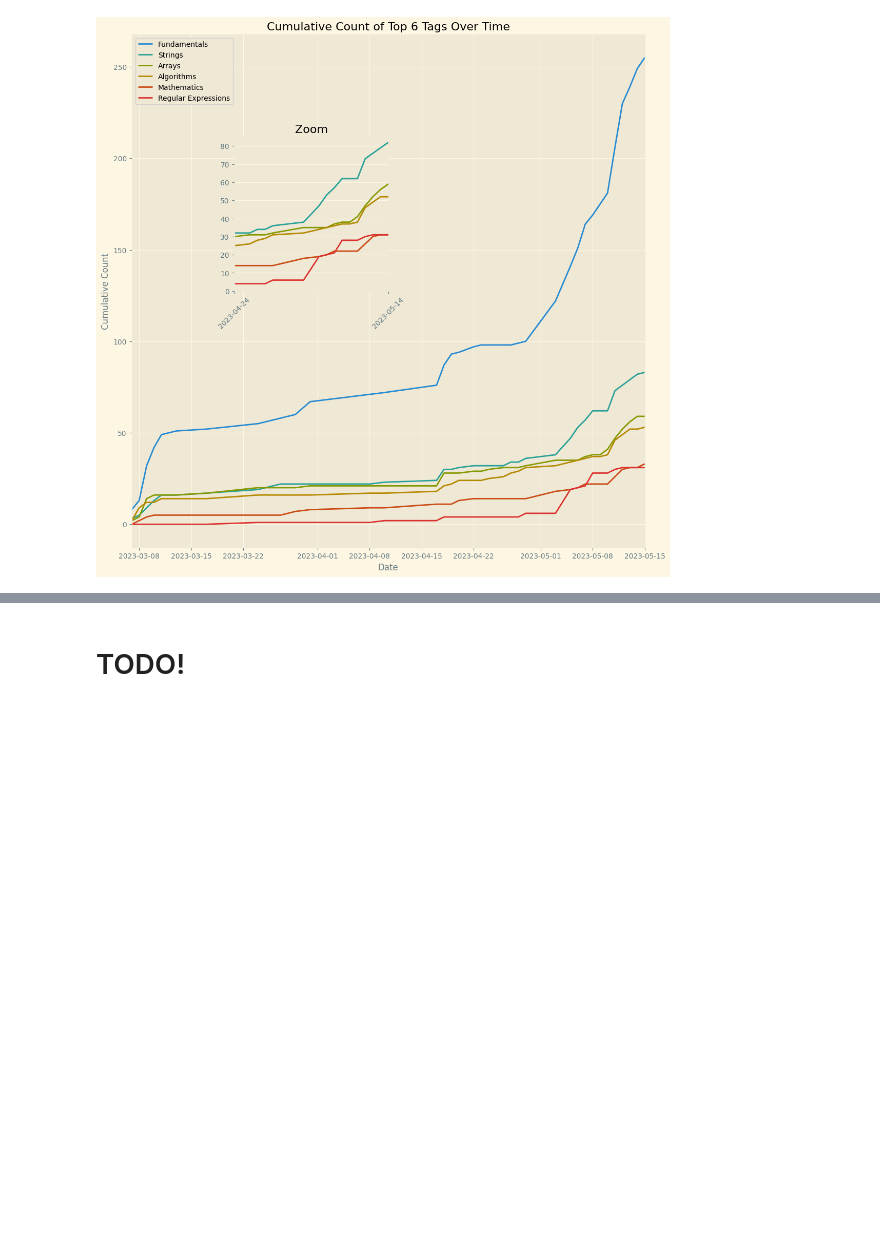
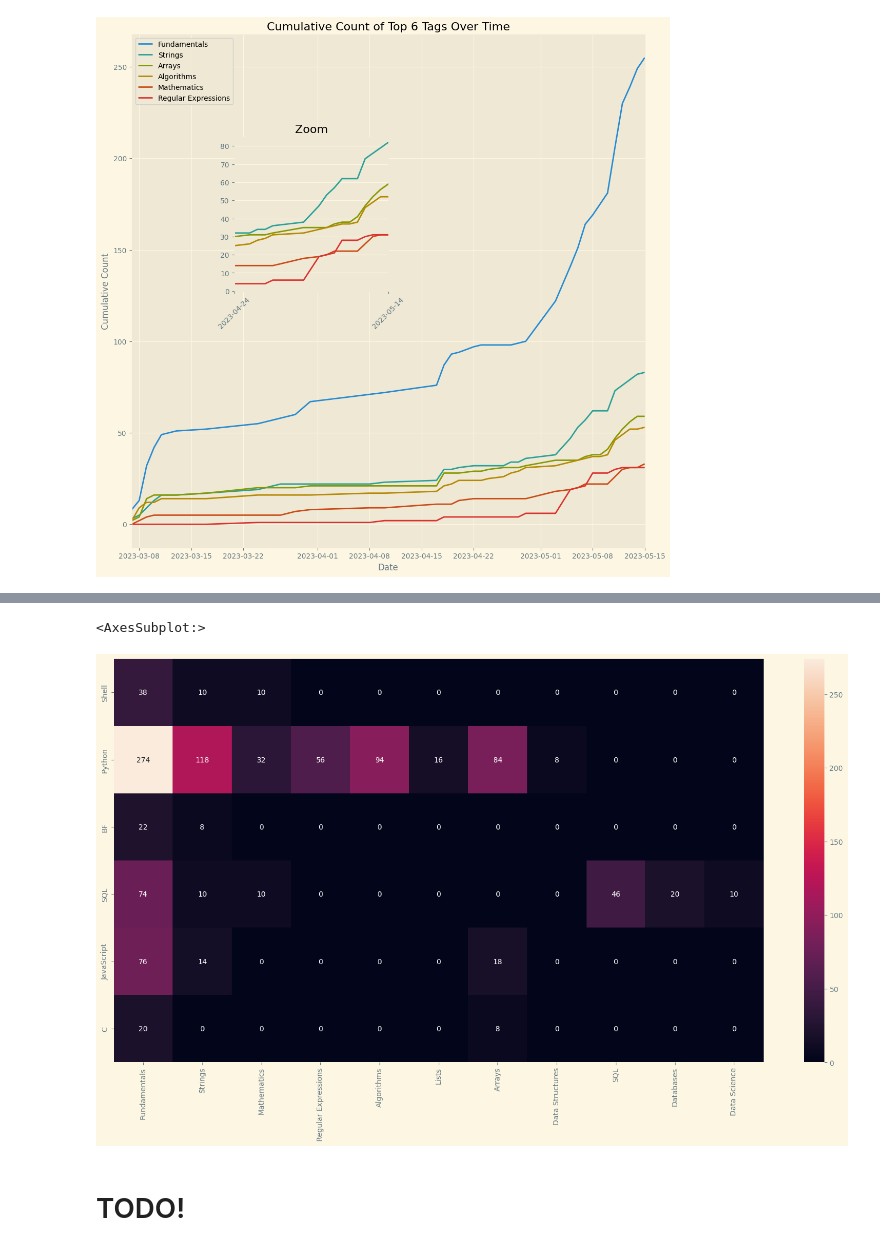
Before and after one commit to Eatkin/codewars-data-analysis, a Jupyter notebook: codewars-analysis.ipynb, the cells around one changed output, grey strips where cells are left out. Drawn from its saved outputs; the diff is of its cells as text; code cells hidden in the pictures; blank space fills up the shorter version.

```diff
--- a/codewars-analysis.ipynb
+++ b/codewars-analysis.ipynb
@@ -617,0 +738,21 @@ Text(0.5, 1.0, 'Zoom')
+# %%
+# Now we can use iterrows to start filling in the dictionary
+for index, row in language_tags_df.iterrows():
+    language = row['language']
+    tags = row['tags']
+    for tag in tags:
+        if tag not in language_tags_dict[language]:
+            language_tags_dict[language][tag] = 1
+        else:
+            language_tags_dict[language][tag] += 1
+# %%
+# There's some clutter in the dictionary, so we'll filter out some less represented tags
+lowest_tag_count = 5
+
+for language in language_tags_dict:
+    language_tags_dict[language] = {tag: count for tag, count in language_tags_dict[language].items() if count > lowest_tag_count}
+
+# Then let's have a look at the counts
+for language in language_tags_dict:
+    print(language)
+    print("Number of tags:", len(language_tags_dict[language]))
@@ -617,0 +774,3 @@ Text(0.5, 1.0, 'Zoom')
+# %%
+# Now we can create a dataframe from the dictionary
+language_tags_df = pd.DataFrame.from_dict(language_tags_dict, orient='index')
@@ -618,3 +786,13 @@ Text(0.5, 1.0, 'Zoom')
+# %%
+# Replace NaN with 0
+language_tags_df.fillna(0, inplace=True)
+# %%
+# Now let's create a heatmap
+plt.figure(figsize=(20, 10))
+sns.heatmap(language_tags_df, annot=True, fmt='g', cmap='rocket')
+# %% [output]
+<AxesSubplot:>
+[figure, added]
 # %% [markdown]
 # TODO!
 # %% [markdown]
```
Also changed, not shown: parts of 25 cells of this notebook.
